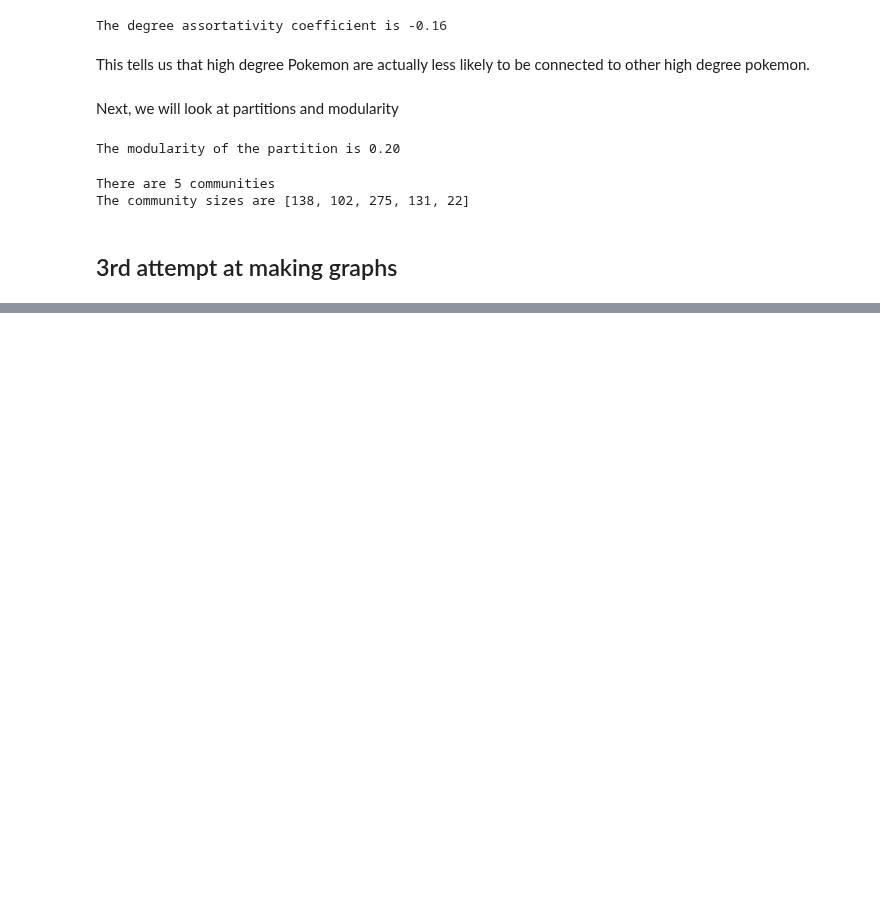
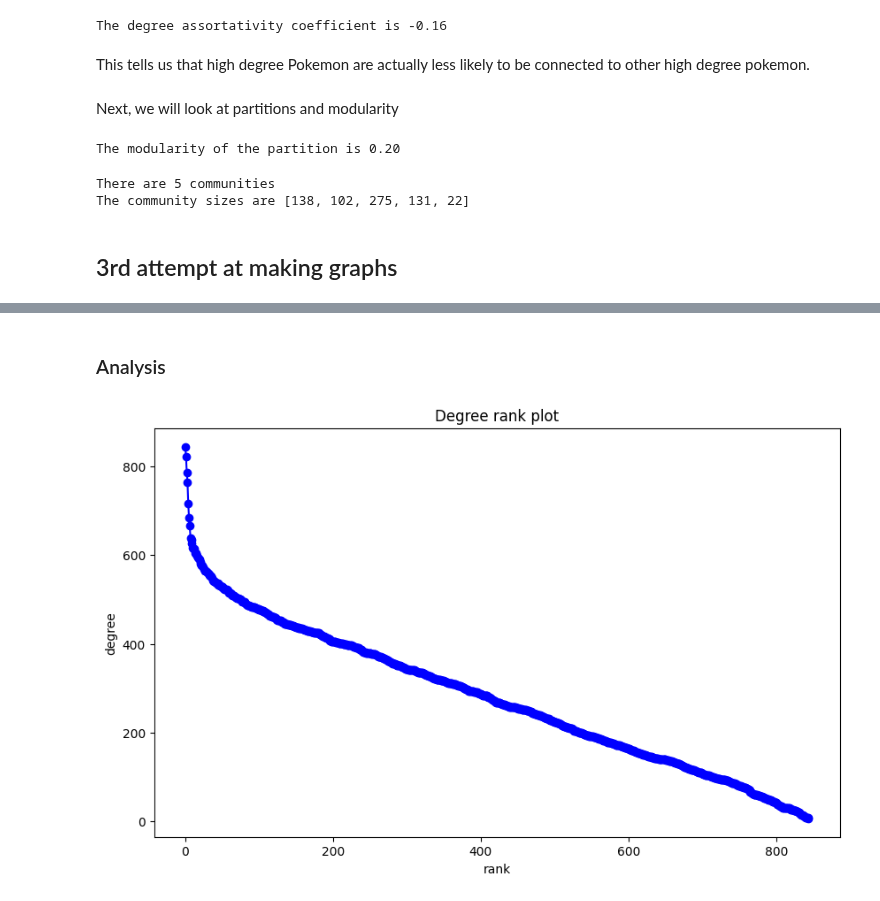
Before and after one commit to GitHub-Adminstrator/Social_science_project_final, a Jupyter notebook: pokemon.ipynb, the cells around one changed output, grey strips where cells are left out. Cells and saved outputs as stored; diff of their text form; code cells hidden in the pictures; blank space fills up the shorter version.

Commit message:
added all seasons

```diff
--- a/pokemon.ipynb
+++ b/pokemon.ipynb
@@ -899,0 +902,4 @@ nw.visualize(diamond_G)
+# %%
+# make graph for all seasons
+all_seasons_G = nx.Graph()
+all_seasons_G.add_weighted_edges_from(make_anime_edgelist(all_seasons_df))
@@ -899,0 +931,16 @@ nw.visualize(diamond_G)
+# %% [markdown]
+### Analysis
+# %%
+# get degree distribution
+degree_sequence = sorted([d for n, d in all_seasons_G.degree()], reverse=True)
+
+# plot degree distribution
+plt.figure(figsize=(10, 6))
+plt.plot(degree_sequence, 'b-', marker='o')
+# add the name to the highest degree
+plt.title("Degree rank plot")
+plt.ylabel("degree")
+plt.xlabel("rank")
+plt.show()
+# %% [output]
+[figure, added]
```
Also changed, not shown: parts of 23 cells of this notebook, 1 other file.
